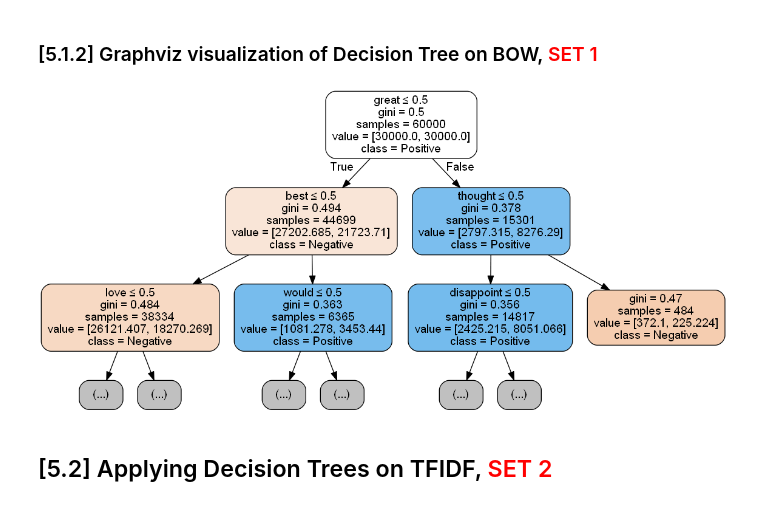
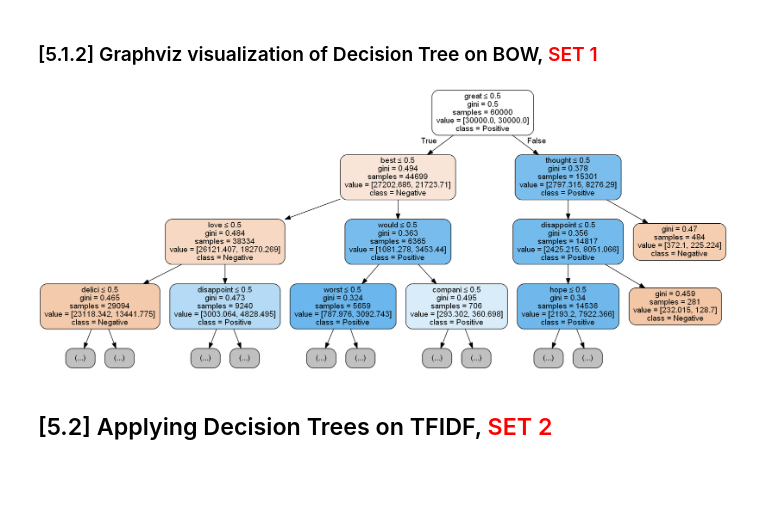
Before and after one commit to abhikumar22/Amazon-Fine-Food-Reviews-Analysis, a Jupyter notebook: Amazon Fine Food Reviews Analysis Decision Trees/08 Amazon Fine Food Reviews Analysis_Decision Trees.ipynb, the cells around one changed output. Drawn from its saved outputs; the diff is of its cells as text; code cells hidden in the pictures; blank space fills up the shorter version.

```diff
--- a/Amazon Fine Food Reviews Analysis Decision Trees/08 Amazon Fine Food Reviews Analysis_Decision Trees.ipynb
+++ b/Amazon Fine Food Reviews Analysis Decision Trees/08 Amazon Fine Food Reviews Analysis_Decision Trees.ipynb
@@ -723,17 +748,17 @@ terribl -->     0.011665
 # %%
 from sklearn.externals.six import StringIO
 from IPython.display import Image
 from sklearn.tree import export_graphviz
 import pydotplus
 dot_data = StringIO()
 
-export_graphviz(lr, max_depth=2, out_file=dot_data,
-                filled=True, rounded=True, feature_names=feature_names,
+export_graphviz(lr, max_depth=3, out_file=dot_data,
+                filled=True, rounded=True, feature_names=feature_name,
                 special_characters=True,class_names=['Negative','Positive'])
 graph = pydotplus.graph_from_dot_data(dot_data.getvalue())
 Image(graph.create_png())
 # %% [output]
-[figure, old version]
+[figure, new version]
 # %% [markdown]
 ## [5.2] Applying Decision Trees on TFIDF,<font color='red'> SET 2</font>
 # %%
```
Also changed, not shown: parts of 22 cells of this notebook, 1 other file.
